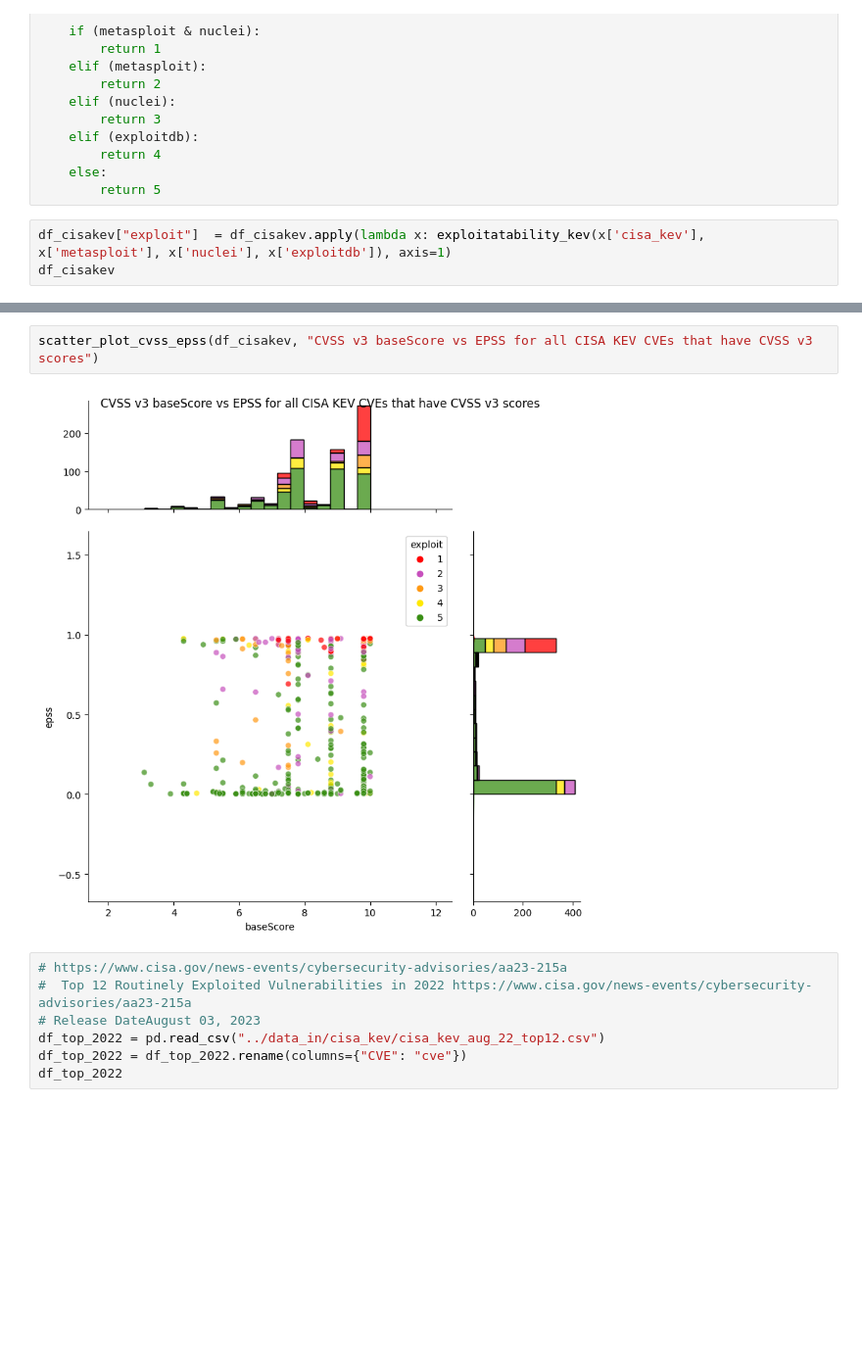
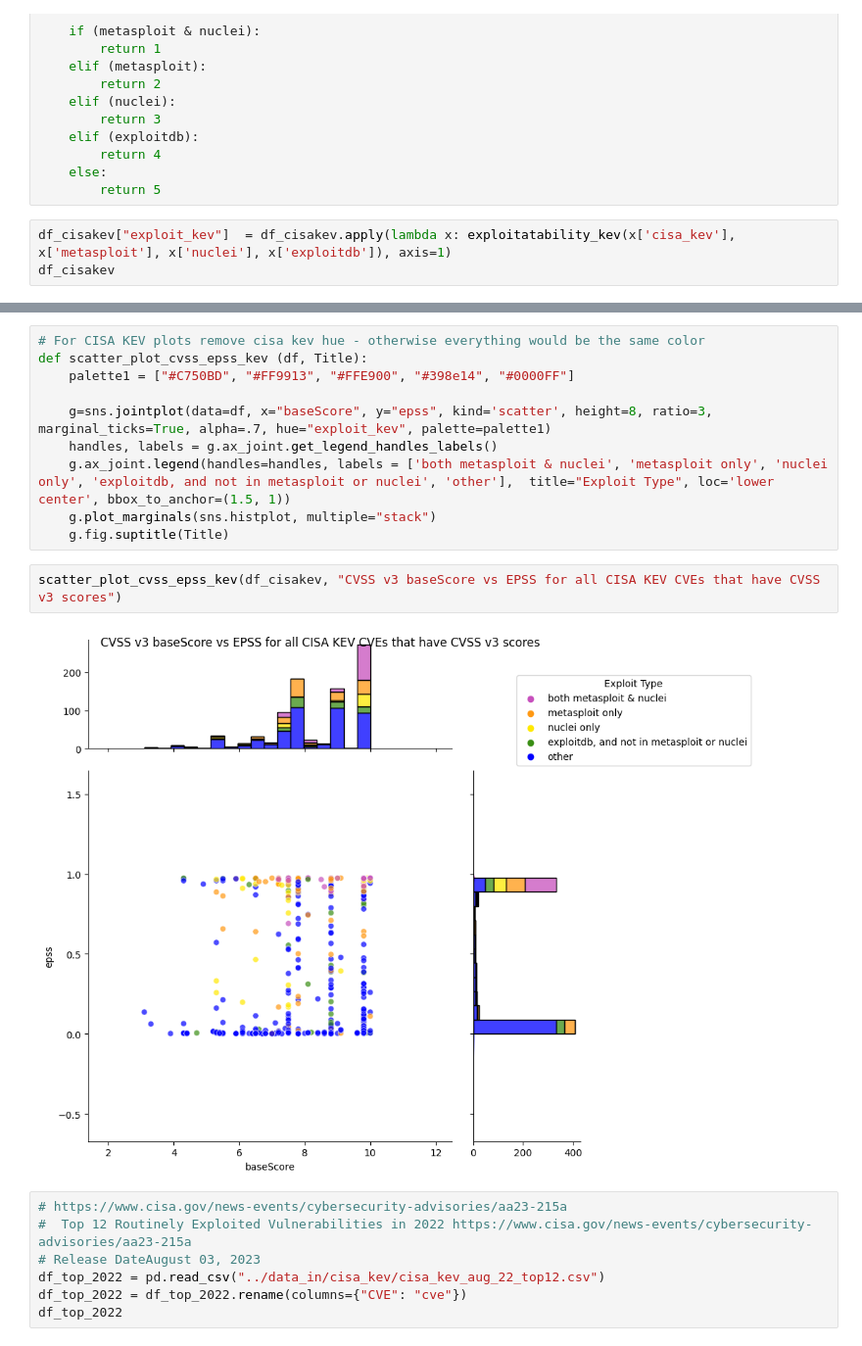
Before and after one commit to RiskBasedPrioritization/RiskBasedPrioritizationAnalysis, a Jupyter notebook: analysis/kev_epss_cvss.ipynb, the cells around one changed output, grey strips where cells are left out. Shown at 98% size. Cells and saved outputs as stored; diff of their text form; blank space fills up the shorter version.

Commit message:
add legend outside graph to kev_epss_cvss.ipynb

```diff
--- a/analysis/kev_epss_cvss.ipynb
+++ b/analysis/kev_epss_cvss.ipynb
@@ -122,7 +128,7 @@ def exploitatability_kev(cisa_kev, metasploit, nuclei, exploitdb):
     else:
         return 5
 # %%
-df_cisakev["exploit"]  = df_cisakev.apply(lambda x: exploitatability_kev(x['cisa_kev'], x['metasploit'], x['nuclei'], x['exploitdb']), axis=1)
+df_cisakev["exploit_kev"]  = df_cisakev.apply(lambda x: exploitatability_kev(x['cisa_kev'], x['metasploit'], x['nuclei'], x['exploitdb']), axis=1)
 df_cisakev
 # %% [output]
 A value is trying to be set on a copy of a slice from a DataFrame.
@@ -146,7 +152,17 @@ See the caveats in the documentation: https://pandas.pydata.org/pandas-docs/stab
+# %%
+# For CISA KEV plots remove cisa kev hue - otherwise everything would be the same color
+def scatter_plot_cvss_epss_kev (df, Title):
+    palette1 = ["#C750BD", "#FF9913", "#FFE900", "#398e14", "#0000FF"]
+
+    g=sns.jointplot(data=df, x="baseScore", y="epss", kind='scatter', height=8, ratio=3, marginal_ticks=True, alpha=.7, hue="exploit_kev", palette=palette1)
+    handles, labels = g.ax_joint.get_legend_handles_labels()
+    g.ax_joint.legend(handles=handles, labels = ['both metasploit & nuclei', 'metasploit only', 'nuclei only', 'exploitdb, and not in metasploit or nuclei', 'other'],  title="Exploit Type", loc='lower center', bbox_to_anchor=(1.5, 1))
+    g.plot_marginals(sns.histplot, multiple="stack")
+    g.fig.suptitle(Title)
 # %%
-scatter_plot_cvss_epss(df_cisakev, "CVSS v3 baseScore vs EPSS for all CISA KEV CVEs that have CVSS v3 scores")
+scatter_plot_cvss_epss_kev(df_cisakev, "CVSS v3 baseScore vs EPSS for all CISA KEV CVEs that have CVSS v3 scores")
 # %% [output]
-[figure, old version]
+[figure, new version]
 # %%
 # https://www.cisa.gov/news-events/cybersecurity-advisories/aa23-215a
 #  Top 12 Routinely Exploited Vulnerabilities in 2022 https://www.cisa.gov/news-events/cybersecurity-advisories/aa23-215a
```
Also changed, not shown: parts of 10 cells of this notebook.
